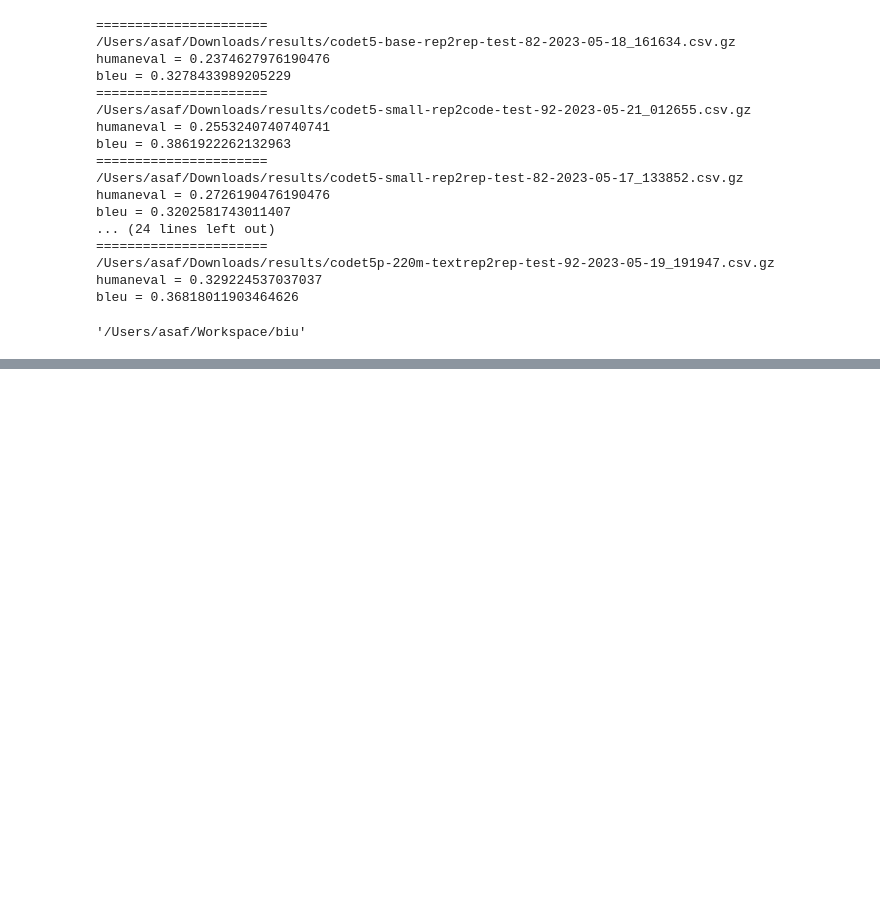
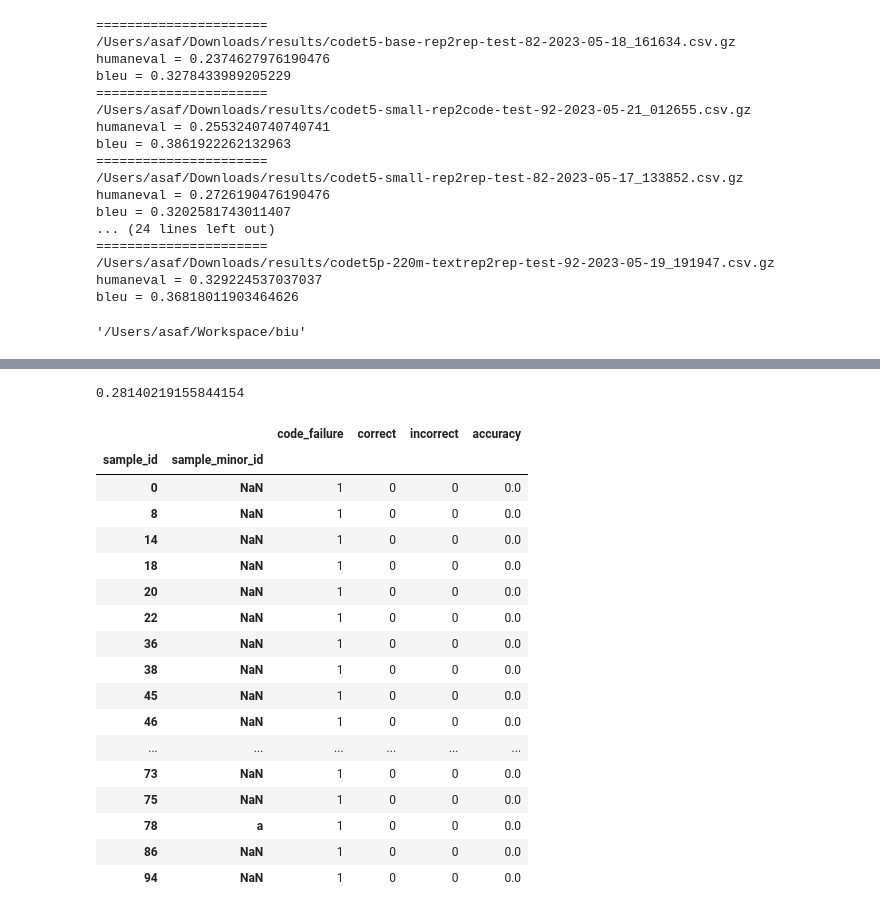
Before and after one commit to asafam/complex-utterance-to-code, a Jupyter notebook: notebooks/complex_utterance_to_code_data.ipynb, the cells around one changed output, grey strips where cells are left out. Drawn from its saved outputs; the diff is of its cells as text; code cells hidden in the pictures; blank space fills up the shorter version.

```diff
--- a/notebooks/complex_utterance_to_code_data.ipynb
+++ b/notebooks/complex_utterance_to_code_data.ipynb
@@ -916,4 +916,6 @@ bleu = 0.36818011903464626
 os.getcwd()
 # %% [output]
 '/Users/asaf/Workspace/biu'
+# %%
+file_path = '/Users/asaf/Downloads/results/codet5p-220m-rep2rep-test-82-2023-05-18_181859.csv.gz'
 # %%
@@ -933,0 +934,31 @@ df[df[]]
+# %%
+results = model_eval(
+    results_file_path = file_path,
+    parse_to_code=True
+)
+# %%
+results['humaneval']['score']
+# %% [output]
+0.28140219155844154
+# %%
+results_df = results['humaneval']['results']
+results_df[results_df['code_failure'] == 1]
+# %% [output]
+|  |  | code_failure | correct | incorrect | accuracy |
+| sample_id | sample_minor_id |  |  |  |  |
+| 0 | NaN | 1 | 0 | 0 | 0.0 |
+| 8 | NaN | 1 | 0 | 0 | 0.0 |
+| 14 | NaN | 1 | 0 | 0 | 0.0 |
+| 18 | NaN | 1 | 0 | 0 | 0.0 |
+| 20 | NaN | 1 | 0 | 0 | 0.0 |
+| 22 | NaN | 1 | 0 | 0 | 0.0 |
+| 36 | NaN | 1 | 0 | 0 | 0.0 |
+| 38 | NaN | 1 | 0 | 0 | 0.0 |
+| 45 | NaN | 1 | 0 | 0 | 0.0 |
+| 46 | NaN | 1 | 0 | 0 | 0.0 |
+| ... | ... | ... | ... | ... | ... |
+| 73 | NaN | 1 | 0 | 0 | 0.0 |
+| 75 | NaN | 1 | 0 | 0 | 0.0 |
+| 78 | a | 1 | 0 | 0 | 0.0 |
+| 86 | NaN | 1 | 0 | 0 | 0.0 |
+| 94 | NaN | 1 | 0 | 0 | 0.0 |
```
Also changed, not shown: parts of 3 cells of this notebook, 4 other files.
